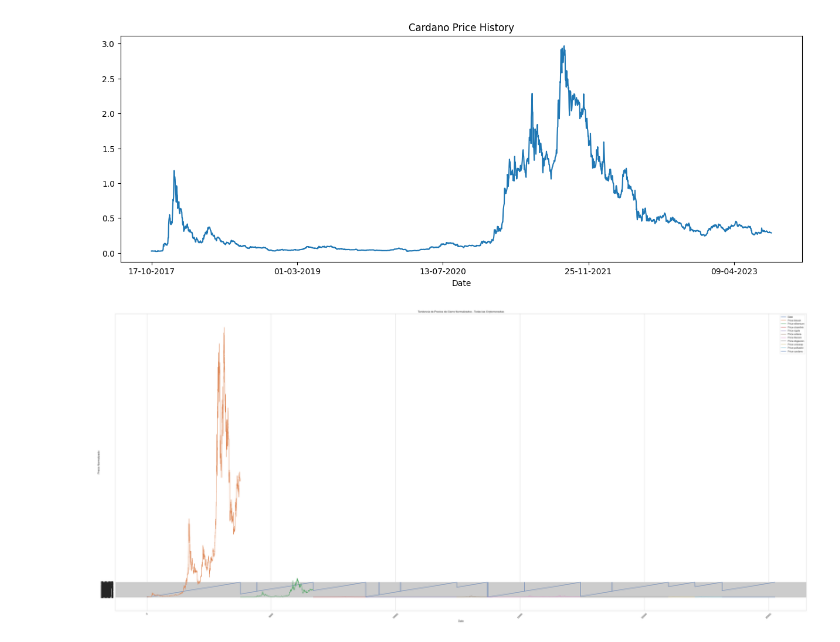
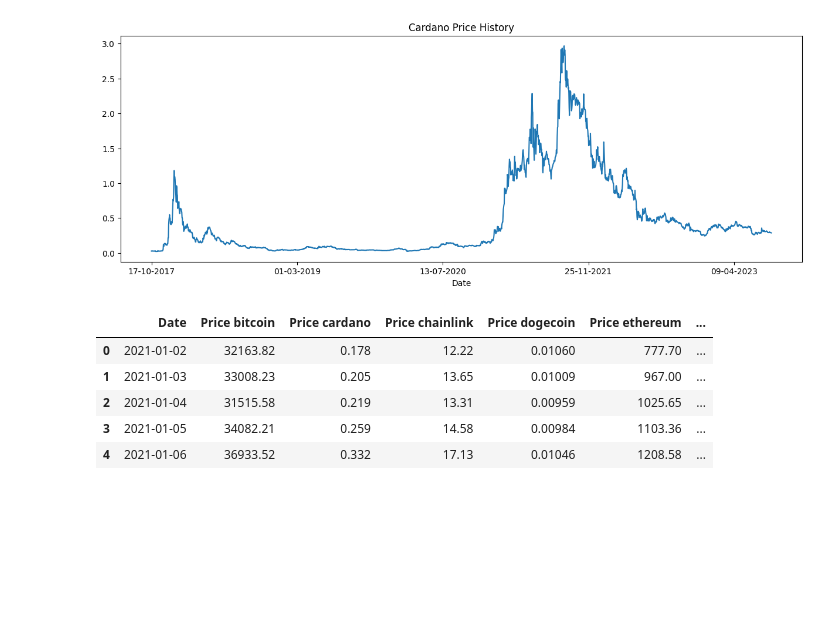
Before and after one commit to LLozanoBaron/Project_Analysis_of_Cryptocurrencies, a Jupyter notebook: prueba 1.ipynb, the cells around one changed output. Drawn from its saved outputs; the diff is of its cells as text; code cells hidden in the pictures; blank space fills up the shorter version.

```diff
--- a/prueba 1.ipynb
+++ b/prueba 1.ipynb
@@ -584,23 +581,4 @@ plt.show()
 # %%
 # Save the DF in csv archive
 #df_hist_polkadot.to_csv('Precios polkadot.csv')
-# %%
-# Establecer el estilo de las visualizaciones de Seaborn
-sns.set(style="whitegrid")
-
-# Crear un gráfico de tendencia combinado con todas las criptomonedas con precios normalizados
-plt.figure(figsize=(45, 20))
-for symbol in df_price.columns:
-    plt.plot(df_price.index, df_price[symbol], label=symbol)
-
-plt.title('Tendencia de Precios de Cierre Normalizados - Todas las Criptomonedas')
-plt.xlabel('Date')
-plt.ylabel('Precio Normalizado')
-plt.legend()
-plt.xticks(rotation=45)
-plt.tight_layout()
-
-plt.show()
-# %% [output]
-[figure, removed]
 # %%
@@ -608,0 +591,9 @@ dfmarket_coins.to_csv('Precios historicos.csv', index=False)
+# %%
+df_price.head(5)
+# %% [output]
+|  | Date | Price bitcoin | Price cardano | Price chainlink | Price dogecoin | Price ethereum | ... |
+| 0 | 2021-01-02 | 32163.82 | 0.178 | 12.22 | 0.01060 | 777.70 | ... |
+| 1 | 2021-01-03 | 33008.23 | 0.205 | 13.65 | 0.01009 | 967.00 | ... |
+| 2 | 2021-01-04 | 31515.58 | 0.219 | 13.31 | 0.00959 | 1025.65 | ... |
+| 3 | 2021-01-05 | 34082.21 | 0.259 | 14.58 | 0.00984 | 1103.36 | ... |
+| 4 | 2021-01-06 | 36933.52 | 0.332 | 17.13 | 0.01046 | 1208.58 | ... |
```
Also changed, not shown: parts of 11 cells of this notebook.
